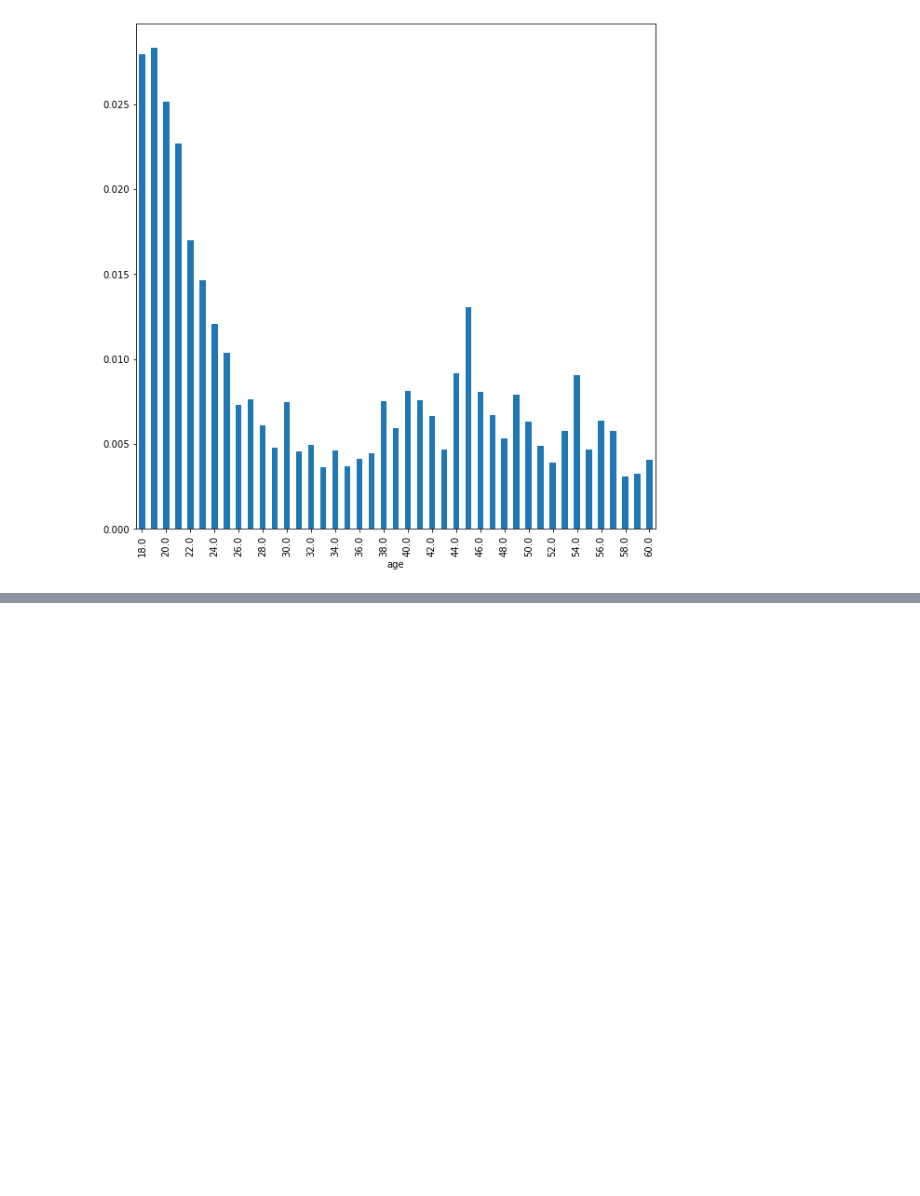
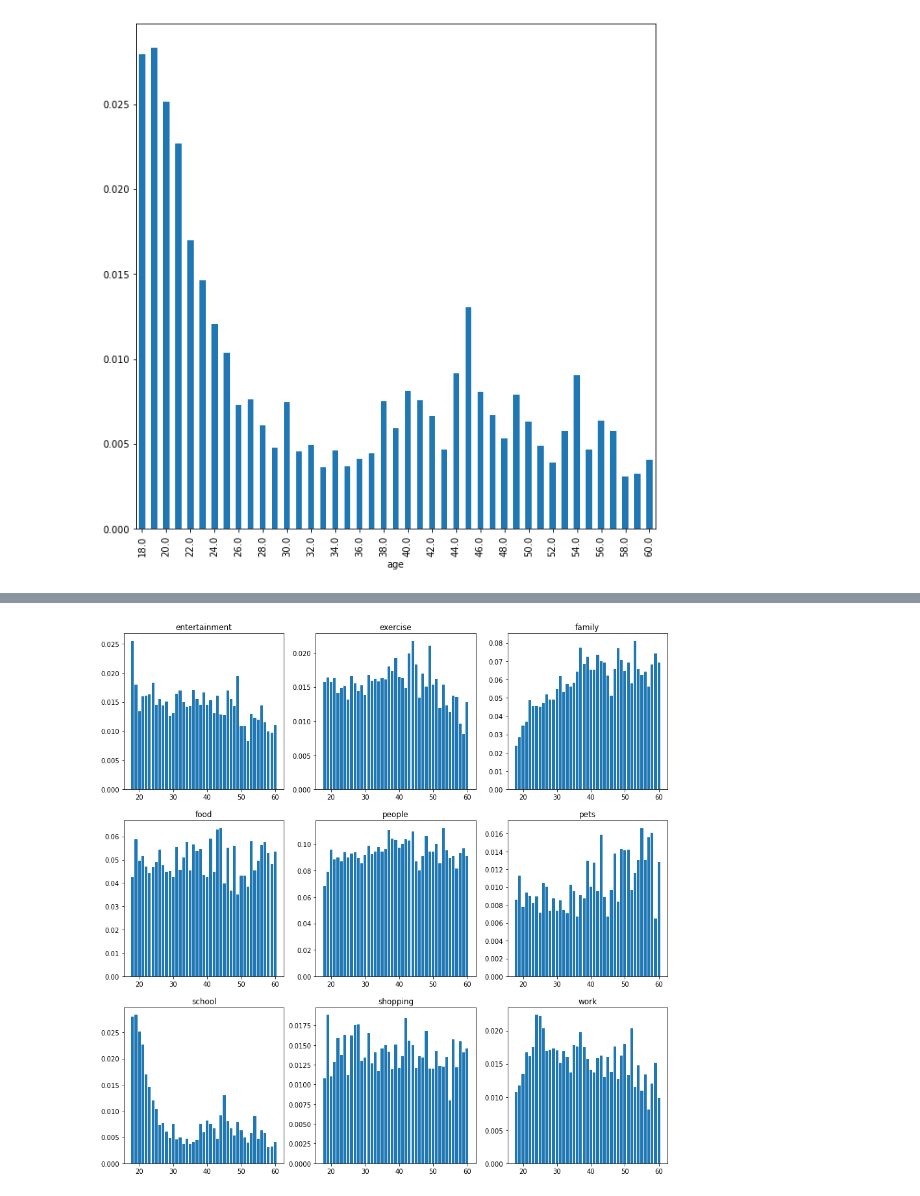
Before and after one commit to TZstatsADS/ads-spring2024-project1-JitianZhou1, a Jupyter notebook: doc/project1.ipynb, the cells around one changed output, grey strips where cells are left out. Saved outputs shown, nothing was run; the diff lists cells and outputs as text; code cells hidden in the pictures; blank space fills up the shorter version.

```diff
--- a/doc/project1.ipynb
+++ b/doc/project1.ipynb
@@ -105,7 +94,7 @@ for topic in topic_list:
 def calculate_topic_ratio(age,topic):
     df_age=age.copy()
     exploded_df=df_age.explode('text')
-    topic_match_count=exploded_df["text"].value_counts().reindex(school).fillna(0).sum()
+    topic_match_count=exploded_df["text"].value_counts().reindex(topic).fillna(0).sum()
     age_ratio=topic_match_count/len(exploded_df)
     return age_ratio
 
@@ -121,5 +110,6 @@ plt.figure(figsize=(10, 10))
 ratio.plot(kind='bar')
 ax = plt.gca()
 ax.xaxis.set_major_locator(MultipleLocator(2))
+plt.savefig('../figs/happy_moments_school_different_age.png')
 # %% [output]
 [figure]
@@ -128,0 +116,23 @@ ax.xaxis.set_major_locator(MultipleLocator(2))
+# %%
+topic_list=["entertainment","exercise","family","food","people","pets","school","shopping","work"]
+fig, axes = plt.subplots(3, 3, figsize=(15, 15))
+
+age=processed_moments_df[["text","age"]].copy().dropna()
+age["text"]=age["text"].apply(lambda x:x.split(" ") if isinstance(x, str) else [])
+age=age[age["age"].str.match(r'^[0-9]+(\.[0-9]+)?$')]
+age["age"]=age["age"].astype(float)
+age=age[(age["age"]>=18)&(age["age"]<=60)]
+age_group=age.groupby("age")
+
+
+for i in range(9):
+    df = pd.read_csv(data_path+topic_list[i]+".csv", index_col=0)
+    topic=df[df.columns[0]].to_list()
+    ratio=age_group.apply(lambda x:calculate_topic_ratio(x,topic))
+    axes[i//3][i%3].bar(ratio.index, ratio.values, label=topic_list[i])
+    axes[i//3][i%3].set_title(topic_list[i])
+    ax = axes[i//3][i%3]
+    ax.xaxis.set_major_locator(MultipleLocator(10))
+plt.savefig('../figs/happy_moments_all_topic.png')
+# %% [output]
+[figure, added]
```
Also changed, not shown: parts of 5 cells of this notebook, 7 other files.
